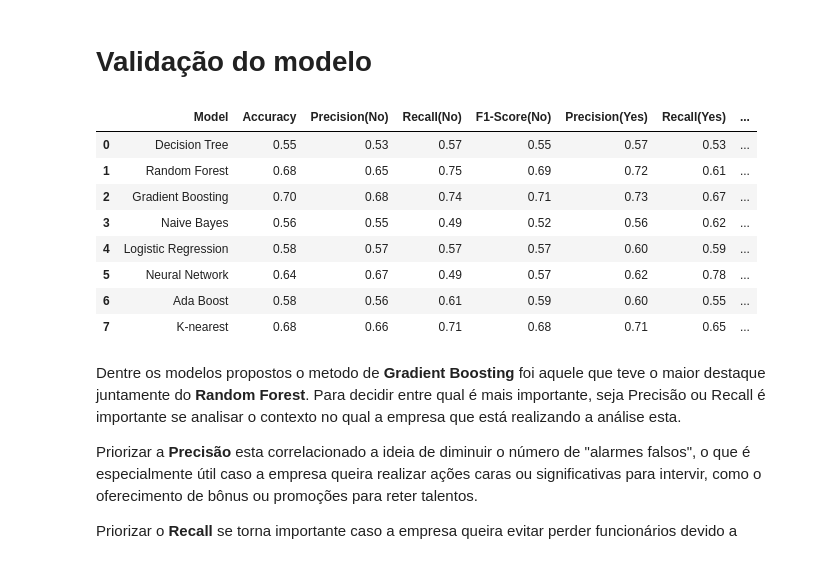
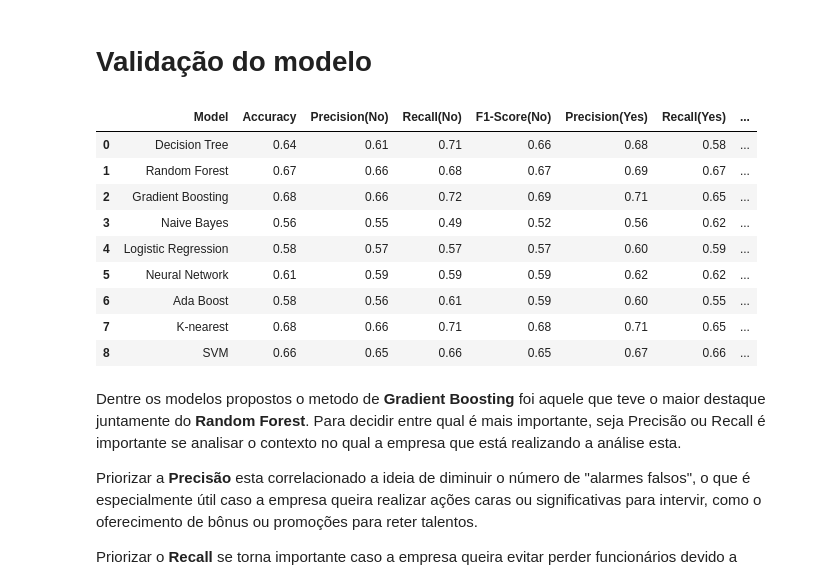
Before and after one commit to ToniLommez/EmployeeTurnover_IA, a Jupyter notebook: EmployeeTurnover.ipynb, the cells around one changed output. Drawn from its saved outputs; the diff is of its cells as text; code cells hidden in the pictures.

```diff
--- a/EmployeeTurnover.ipynb
+++ b/EmployeeTurnover.ipynb
@@ -600,6 +600,7 @@ from sklearn.ensemble import GradientBoostingClassifier
 from sklearn.linear_model import LogisticRegression
 from sklearn.ensemble import AdaBoostClassifier
 from sklearn.neighbors import KNeighborsClassifier
+from sklearn.svm import SVC
 from tensorflow import keras
 from keras import layers
 
@@ -611,6 +612,7 @@ gb = GradientBoostingClassifier()
 lr = LogisticRegression()
 ab = AdaBoostClassifier()
 kn = KNeighborsClassifier()
+sv = SVC()
 
 nn = keras.Sequential([
     layers.Input(shape=(X_train.shape[1],)),
@@ -686,11 +688,18 @@ param_dist_kn = {
     'leaf_size': [20, 30, 50],
     'p': [1, 2]
 }
+
+param_dist_sv = {
+    'C': [0.001, 0.01, 0.1, 1, 10, 100],
+    'kernel': ['poly', 'sigmoid'],
+    'gamma': ['scale', 'auto'],
+    'coef0': [0.0, 0.5, 1.0],
+    'class_weight': [None, 'balanced'],
+}
 # %% [markdown]
 ## Treinamento dos modelos utilizando o Grid Search
 # %%
 from sklearn.model_selection import GridSearchCV
-from tqdm import tqdm
 
 # Definindo a instancia de Grid Search
 grid_search_dt = GridSearchCV(dt, param_grid=param_dist_dt, cv=3, n_jobs=1, verbose = 1, error_score='raise')
@@ -700,22 +709,25 @@ grid_search_gb = GridSearchCV(gb, param_grid=param_dist_gb, cv=3, n_jobs=1, verb
 grid_search_lr = GridSearchCV(lr, param_grid=param_dist_lr, cv=3, n_jobs=1, verbose = 1, error_score='raise')
 grid_search_ab = GridSearchCV(ab, param_grid=param_dist_ab, cv=3, n_jobs=1, verbose = 1, error_score='raise')
 grid_search_kn = GridSearchCV(kn, param_grid=param_dist_kn, cv=3, n_jobs=1, verbose = 1, error_score='raise')
+grid_search_sv = GridSearchCV(sv, param_grid=param_dist_sv, cv=3, n_jobs=1, verbose = 1, error_score='raise')
 
 # Ajustando os valores
 print('------------ Decision Tree ------------')
 grid_search_dt.fit(X_train, y_train)
 print('------------ Random Forest ------------')
 grid_search_rf.fit(X_train, y_train)
-print('------------- Naive Bayes -------------')
-grid_search_nb.fit(X_train, y_train)
 print('---------- Gradient Boosting ----------')
 grid_search_gb.fit(X_train, y_train)
-print('--------- Regressão Logistica ---------')
-grid_search_lr.fit(X_train, y_train)
 print('-------------- Ada Boost --------------')
 grid_search_ab.fit(X_train, y_train)
 print('------------- K Neighbors -------------')
 grid_search_kn.fit(np.ascontiguousarray(X_train), np.ascontiguousarray(y_train))
+print('------------- Naive Bayes -------------')
+grid_search_nb.fit(X_train, y_train)
+print('--------- Regressão Logistica ---------')
+grid_search_lr.fit(X_train, y_train)
+print('-------- Support Vector Machine -------')
+grid_search_sv.fit(X_train, y_train)
 # %% [output]
 ------------ Decision Tree ------------
 Fitting 3 folds for each of 300 candidates, totalling 900 fits
@@ -763,6 +779,7 @@ nb_y_pred = grid_search_nb.best_estimator_.predict(X_val)
 gb_y_pred = grid_search_gb.best_estimator_.predict(X_val)
 lr_y_pred = grid_search_lr.best_estimator_.predict(X_val)
 ab_y_pred = grid_search_ab.best_estimator_.predict(X_val)
+sv_y_pred = grid_search_sv.best_estimator_.predict(X_val)
 kn_y_pred = grid_search_kn.best_estimator_.predict(np.ascontiguousarray(X_val))
 
 nn_y_pred = (nn.predict(X_val) > 0.5).astype("int32").flatten()
@@ -836,45 +854,48 @@ lr_report = compute_report(lr_y_pred)
 nn_report = compute_report(nn_y_pred)
 ab_report = compute_report(ab_y_pred)
 kn_report = compute_report(kn_y_pred)
+sv_report = compute_report(sv_y_pred)
 
 dt_report['model'] = 'Decision Tree'
 rf_report['model'] = 'Random Forest'
 gb_report['model'] = 'Gradient Boosting'
 nb_report['model'] = 'Naive Bayes'
 lr_report['model'] = 'Logistic Regression'
 nn_report['model'] = 'Neural Network'
 ab_report['model'] = 'Ada Boost'
 kn_report['model'] = 'K-nearest'
+sv_report['model'] = 'SVM'
 
-reports = [dt_report, rf_report, gb_report, nb_report, lr_report, nn_report, ab_report, kn_report]
+reports = [dt_report, rf_report, gb_report, nb_report, lr_report, nn_report, ab_report, kn_report, sv_report]
 
 def transform_report(report):
     transformed = {
         'Model': report['model'].iloc[0],
         'Accuracy': report.loc['accuracy', 'precision'],
         'Precision(No)': report.loc['No', 'precision'],
         'Recall(No)': report.loc['No', 'recall'],
         'F1-Score(No)': report.loc['No', 'f1-score'],
         'Precision(Yes)': report.loc['Yes', 'precision'],
         'Recall(Yes)': report.loc['Yes', 'recall'],
         'F1-Score(Yes)': report.loc['Yes', 'f1-score'],
     }
     return transformed
 
 summary_data = [transform_report(report) for report in reports]
 summary_df = pd.DataFrame(summary_data)
 
 summary_df
 # %% [output]
 |  | Model | Accuracy | Precision(No) | Recall(No) | F1-Score(No) | Precision(Yes) | Recall(Yes) | ... |
-| 0 | Decision Tree | 0.55 | 0.53 | 0.57 | 0.55 | 0.57 | 0.53 | ... |
-| 1 | Random Forest | 0.68 | 0.65 | 0.75 | 0.69 | 0.72 | 0.61 | ... |
-| 2 | Gradient Boosting | 0.70 | 0.68 | 0.74 | 0.71 | 0.73 | 0.67 | ... |
+| 0 | Decision Tree | 0.64 | 0.61 | 0.71 | 0.66 | 0.68 | 0.58 | ... |
+| 1 | Random Forest | 0.67 | 0.66 | 0.68 | 0.67 | 0.69 | 0.67 | ... |
+| 2 | Gradient Boosting | 0.68 | 0.66 | 0.72 | 0.69 | 0.71 | 0.65 | ... |
 | 3 | Naive Bayes | 0.56 | 0.55 | 0.49 | 0.52 | 0.56 | 0.62 | ... |
 | 4 | Logistic Regression | 0.58 | 0.57 | 0.57 | 0.57 | 0.60 | 0.59 | ... |
-| 5 | Neural Network | 0.64 | 0.67 | 0.49 | 0.57 | 0.62 | 0.78 | ... |
+| 5 | Neural Network | 0.61 | 0.59 | 0.59 | 0.59 | 0.62 | 0.62 | ... |
 | 6 | Ada Boost | 0.58 | 0.56 | 0.61 | 0.59 | 0.60 | 0.55 | ... |
 | 7 | K-nearest | 0.68 | 0.66 | 0.71 | 0.68 | 0.71 | 0.65 | ... |
+| 8 | SVM | 0.66 | 0.65 | 0.66 | 0.65 | 0.67 | 0.66 | ... |
 # %% [markdown]
 Dentre os modelos propostos o metodo de **Gradient Boosting** foi aquele que teve o maior destaque juntamente do **Random Forest**. Para decidir entre qual é mais importante, seja Precisão ou Recall é importante se analisar o contexto no qual a empresa que está realizando a análise esta.
 
```
Also changed, not shown: parts of 6 cells of this notebook, 1 other file.
